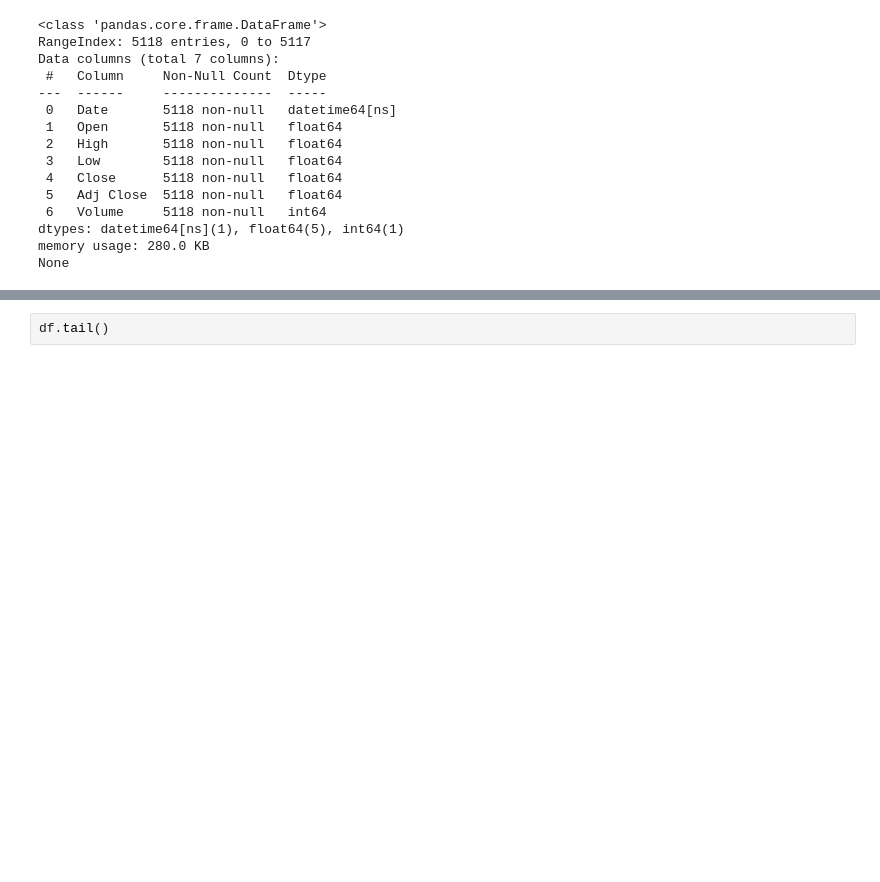
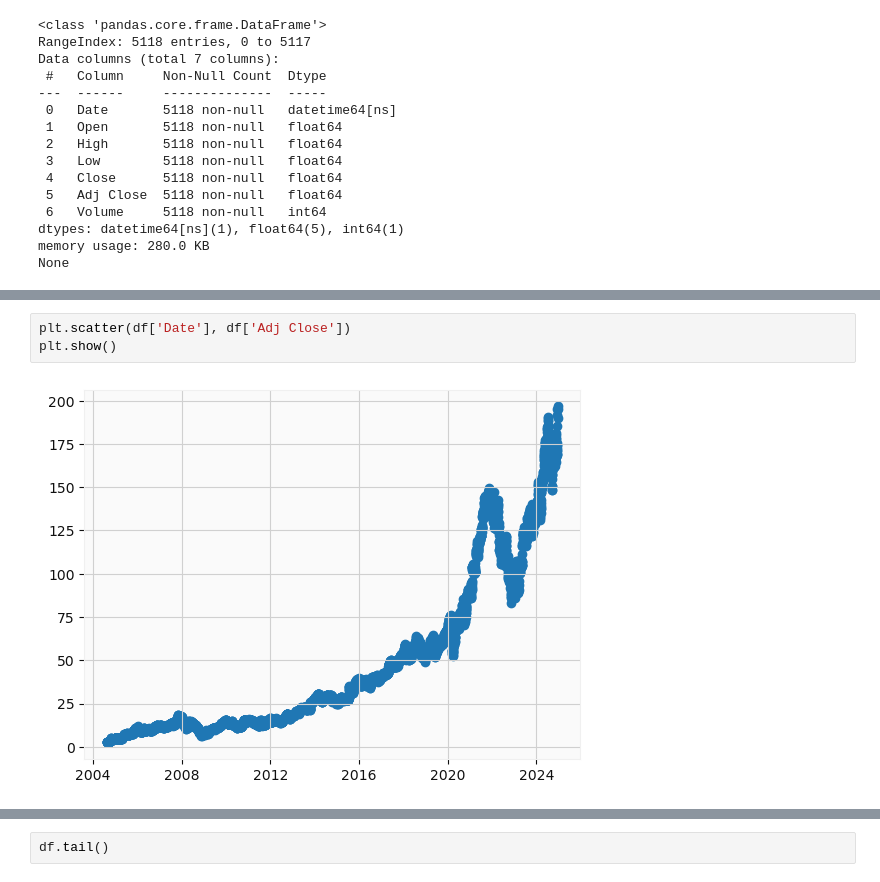
Before and after one commit to jisoawe/ltsm_google_stock, a Jupyter notebook: Google_Stock_LSTM.ipynb, the cells around one changed output, grey strips where cells are left out. Cells and saved outputs as stored; diff of their text form; blank space fills up the shorter version.

```diff
--- a/Google_Stock_LSTM.ipynb
+++ b/Google_Stock_LSTM.ipynb
@@ -41,0 +49,5 @@ None
+# %%
+plt.scatter(df['Date'], df['Adj Close'])
+plt.show()
+# %% [output]
+[figure, added]
```
Also changed, not shown: parts of 6 cells of this notebook.
